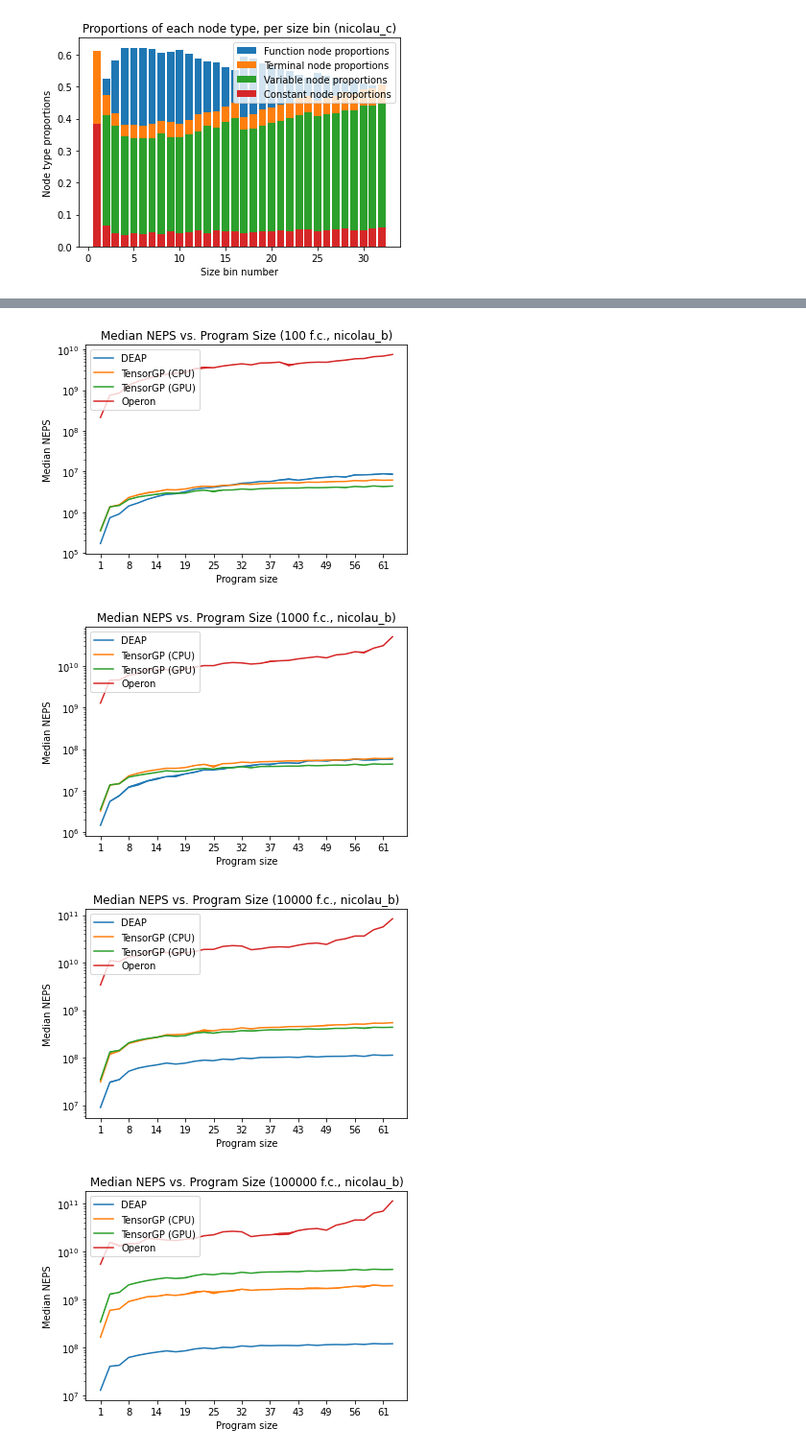
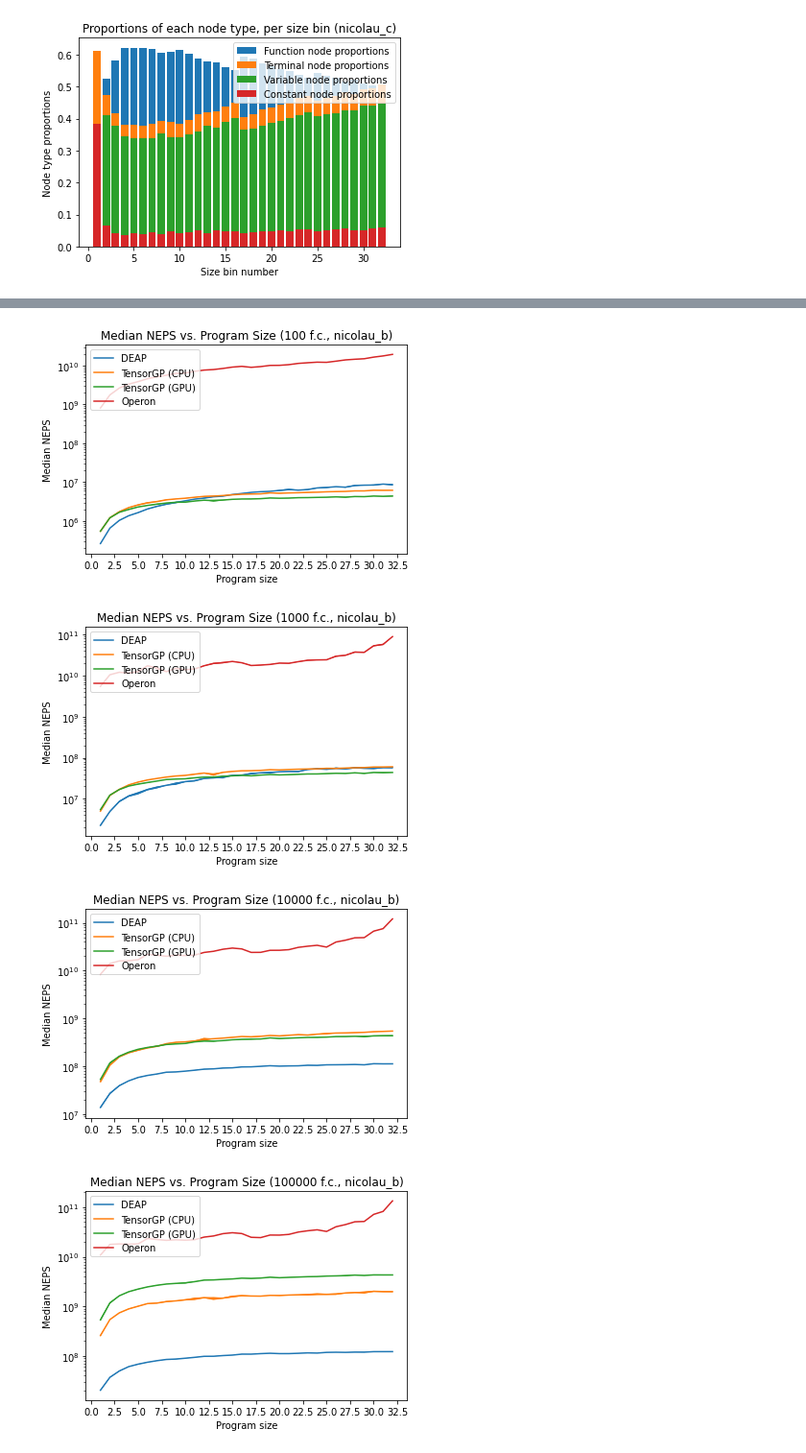
Before and after one commit to christophercrary/conference-cases-2022, a Jupyter notebook: experiment/tools/stats.ipynb, the cells around one changed output, grey strips where cells are left out. Shown at 96% size. Drawn from its saved outputs; the diff is of its cells as text; code cells hidden in the pictures.

```diff
--- a/experiment/tools/stats.ipynb
+++ b/experiment/tools/stats.ipynb
@@ -36,8 +36,8 @@ with open(f'{root_dir}/programs/programs.pkl', 'rb') as f:
 # Compute some statistics for the set of random programs
 # generated for each function set.
 
-# Program sizes for each size bin, for each function set.
-program_sizes = []
+# Total number of nodes for each size bin, for each function set.
+num_nodes = []
 
 for name, (num_functions, max_depth, max_size, bin_size) in (
     function_sets.items()):
@@ -83,7 +83,7 @@ for name, (num_functions, max_depth, max_size, bin_size) in (
     average_function_values = []
 
     # Prepare for sizes related to the function set.
-    program_sizes.append([])
+    num_nodes.append([])
 
     # Compute the relevant list elements.
     for (programs, depths, sizes, function_counts,
@@ -110,8 +110,8 @@ for name, (num_functions, max_depth, max_size, bin_size) in (
 
         average_function_values.append(average_function_value)
 
-        # Add representative size from size bin.
-        program_sizes[-1].append(sizes[0])
+        # Add total number of nodes for the current size bin.
+        num_nodes[-1].append(sum(sizes))
 
     # Compute/plot some relevant statistics for the number
     # of instances of each possible program depth.
@@ -508,17 +516,19 @@ for i, device in enumerate(('CPU', 'GPU')):
                 iqr_med_avg_runtimes[-1][-1][-1])
             print('\n\n')
 
-            print('Program sizes:', program_sizes[j])
+            print('Number of nodes per size bin:', num_nodes[j])
 
-            # Number of nodes per size bin.
-            num_nodes = [(nppsb * size * nfc) for size in program_sizes[j]]
+            # Number of node evaluations per size bin.
+            num_evals = [(n * nfc) for n in num_nodes[j]]
+
+            print('Number of node evaluations per size bin:', num_evals)
 
             # Median node evaluations per second (NEPS) from *median
             # average runtimes*, for each size bin, relevant to the
             # number of fitness cases.
-            med_neps[-1][-1].append([[num_nodes_ / med_avg_runtime
+            med_neps[-1][-1].append([[num_evals_ / med_avg_runtime
                 for med_avg_runtime in med_avg_runtimes[i][j][k][m]]
-                for m, num_nodes_ in enumerate(num_nodes)])
+                for m, num_evals_ in enumerate(num_evals)])
             print('Median node evaluations per second:',
                 med_neps[-1][-1][-1])
             print('\n')
@@ -684,17 +694,19 @@ for i, (name, (num_functions, max_depth, max_size, bin_size)) in enumerate(
             iqr_med_avg_runtimes[-1][-1][-1])
         print('\n\n')
 
-        print('Program sizes:', program_sizes[i])
+        print('Number of nodes per size bin:', num_nodes[i])
 
-        # Number of nodes per size bin.
-        num_nodes = [(nppsb * size * nfc) for size in program_sizes[i]]
+        # Number of node evaluations per size bin.
+        num_evals = [(n * nfc) for n in num_nodes[i]]
+
+        print('Number of node evaluations per size bin:', num_evals)
 
         # Median node evaluations per second (NEPS) from *median
         # average runtimes*, for each size bin, relevant to the
         # number of fitness cases.
-        med_neps[-1][-1].append([[num_nodes_ / med_avg_runtime
+        med_neps[-1][-1].append([[num_evals_ / med_avg_runtime
             for med_avg_runtime in med_avg_runtimes[i][j][k]]
-            for k, num_nodes_ in enumerate(num_nodes)])
+            for k, num_evals_ in enumerate(num_evals)])
         print('Median node evaluations per second:', med_neps[-1][-1][-1])
         print('\n')
 
@@ -715,6 +727,12 @@ for i, (name, (num_functions, max_depth, max_size, bin_size)) in enumerate(
         print('Interquartile range of median node evaluations per second:',
             iqr_med_neps[-1][-1][-1])
         print('\n')
+
+        # Minimum median NEPS value.
+        print('Minimum median NEPS value', min(med_med_neps[-1][-1][-1]))
+
+        # Maximum median NEPS value.
+        print('Maximum median NEPS value', max(med_med_neps[-1][-1][-1]))
 # %% [output]
 For function set `nicolau_a`...
 For number of fitness cases `10`...
@@ -755,7 +773,7 @@ for i, (name, (_, _, max_size, bin_size)) in enumerate(
             plt.plot(x, y, label=f'{tool}')
             plt.fill_between(x, lower_bound, upper_bound)
         plt.xlabel('Program size')
-        plt.xticks(index, [str(size) for size in program_sizes[i]])
+        # plt.xticks(index, [str(size) for size in program_sizes[i]])
         plt.locator_params(axis='x', nbins=15)
         plt.ylabel('Median average runtime')
         plt.yscale('log')
@@ -800,7 +818,7 @@ for i, (name, (_, _, max_size, bin_size)) in enumerate(
             plt.plot(x, y, label=f'{tool}')
             plt.fill_between(x, lower_bound, upper_bound)
         plt.xlabel('Program size')
-        plt.xticks(index, [str(size) for size in program_sizes[i]])
+        # plt.xticks(index, [str(size) for size in program_sizes[i]])
         plt.locator_params(axis='x', nbins=15)
         plt.ylabel('Median NEPS')
         plt.yscale('log')
@@ -818,4 +836,4 @@ for i, (name, (_, _, max_size, bin_size)) in enumerate(
-[figure, old version]
+[figure, new version]
-[figure, old version]
+[figure, new version]
-[figure, old version]
+[figure, new version]
-[figure, old version]
+[figure, new version]
```
Also changed, not shown: parts of 5 cells of this notebook, 56 other files.
